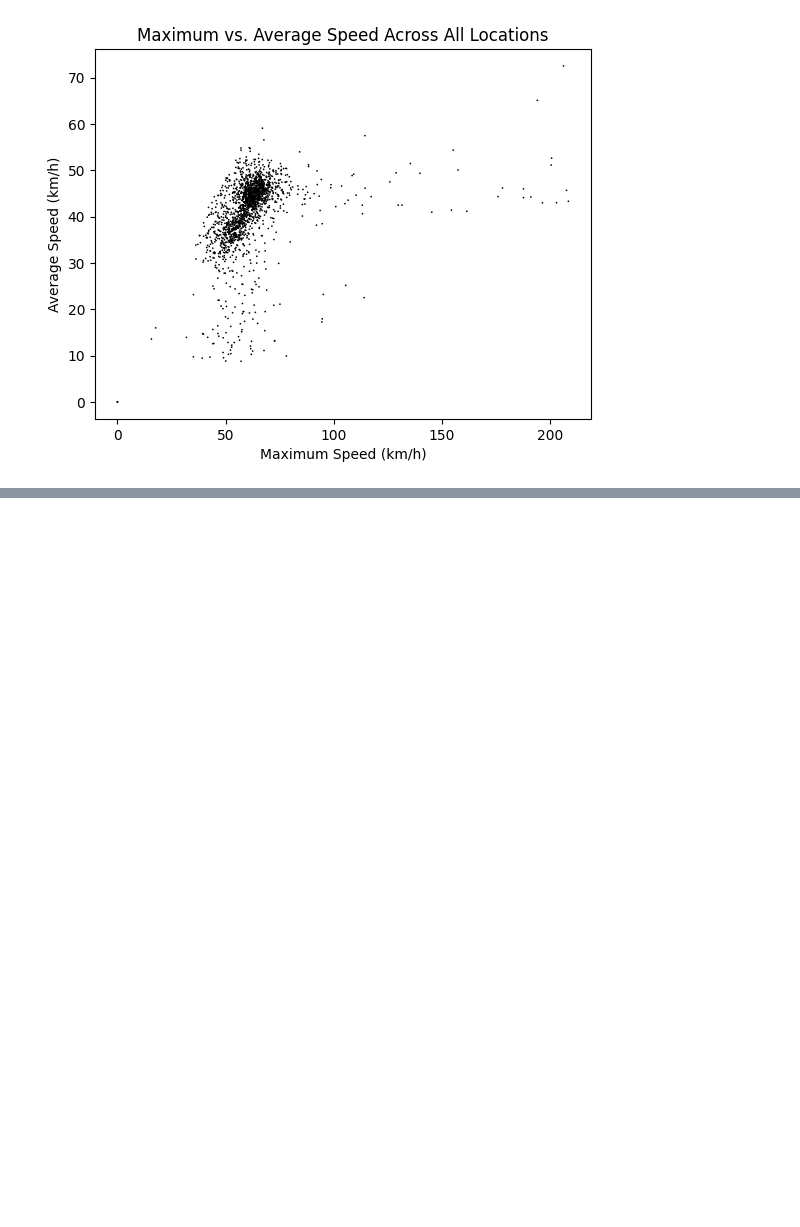
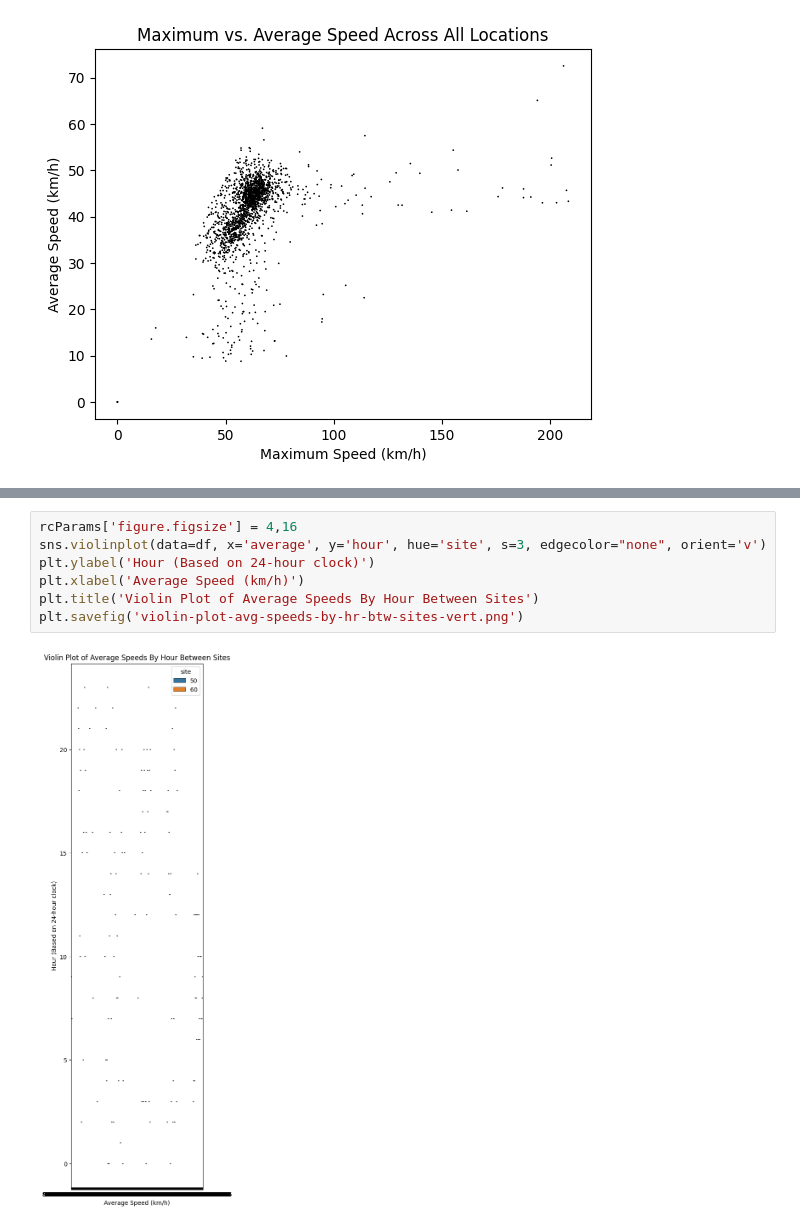
Before and after one commit to fedorukben/autoguardian-beaumont, a Jupyter notebook: analysis.ipynb, the cells around one changed output, grey strips where cells are left out. Saved outputs shown, nothing was run; the diff lists cells and outputs as text; blank space fills up the shorter version.

Commit message:
Added vert violin plot

```diff
--- a/analysis.ipynb
+++ b/analysis.ipynb
@@ -306,0 +307,9 @@ plt.savefig('violin-plot-avg-speeds-by-hr-btw-sites.png')
+# %%
+rcParams['figure.figsize'] = 4,16
+sns.violinplot(data=df, x='average', y='hour', hue='site', s=3, edgecolor="none", orient='v')
+plt.ylabel('Hour (Based on 24-hour clock)')
+plt.xlabel('Average Speed (km/h)')
+plt.title('Violin Plot of Average Speeds By Hour Between Sites')
+plt.savefig('violin-plot-avg-speeds-by-hr-btw-sites-vert.png')
+# %% [output]
+[figure, added]
```
Also changed, not shown: parts of 23 cells of this notebook, 2 other files.
